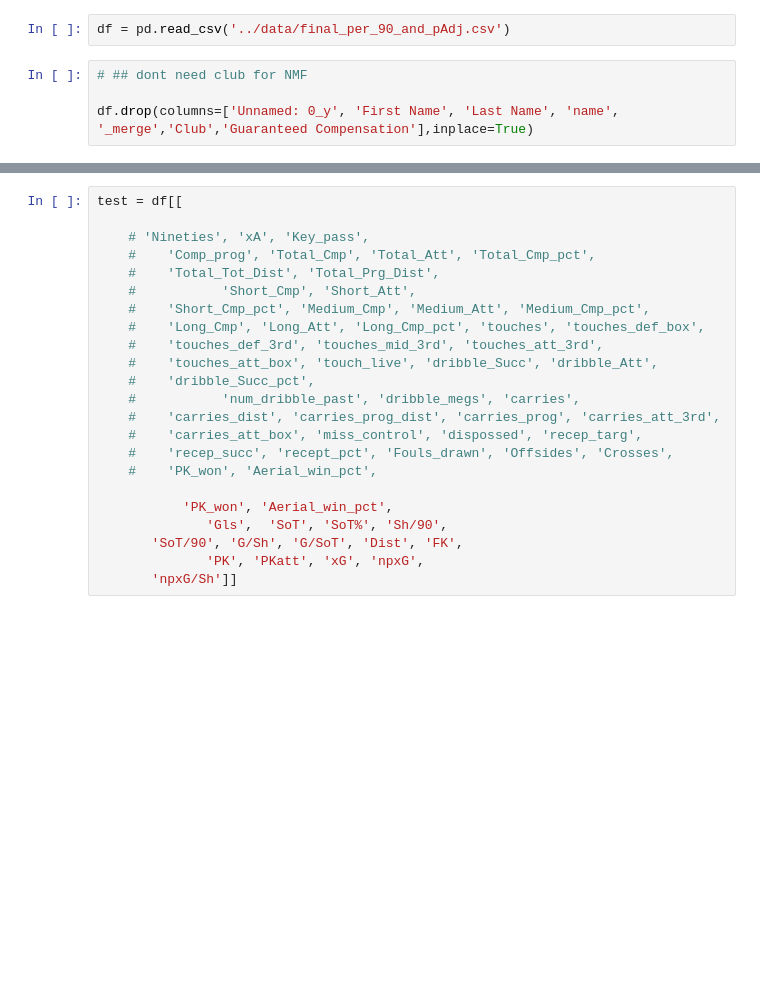
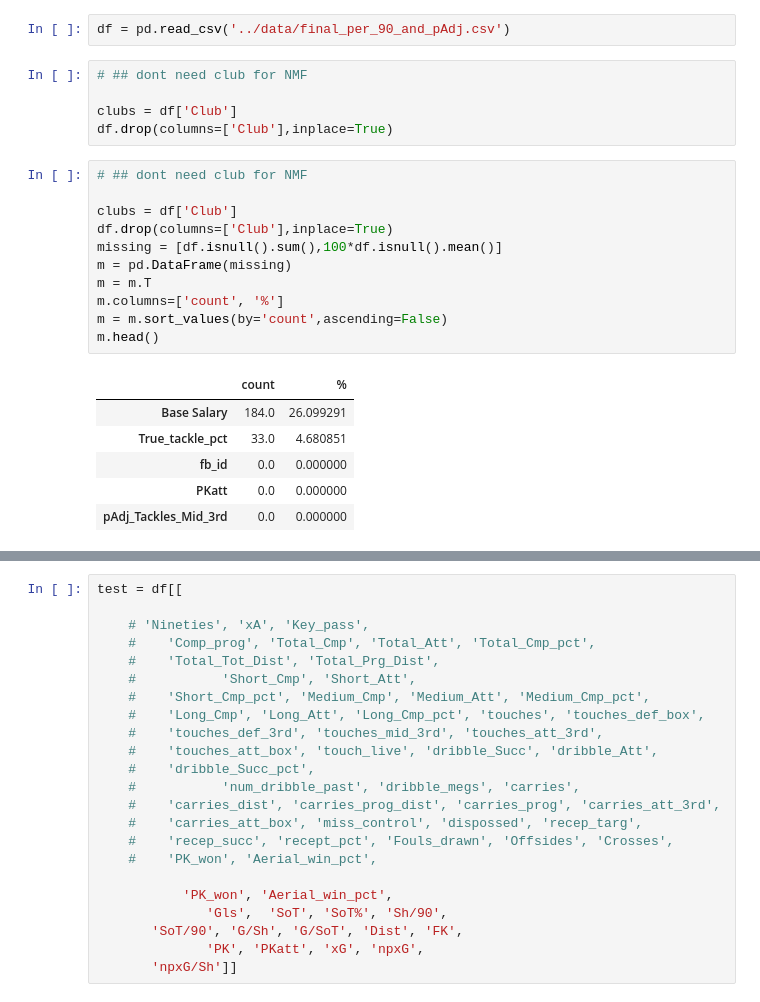
Before and after one commit to misterrustia/MLS_clustering_Captsone, a Jupyter notebook: feature_engineering/initial_tuning.ipynb, the cells around one changed output, grey strips where cells are left out. Saved outputs shown, nothing was run; the diff lists cells and outputs as text; blank space fills up the shorter version.

```diff
--- a/feature_engineering/initial_tuning.ipynb
+++ b/feature_engineering/initial_tuning.ipynb
@@ -11,5 +11,24 @@ df = pd.read_csv('../data/final_per_90_and_pAdj.csv')
 # %%
 # ## dont need club for NMF
 
-df.drop(columns=['Unnamed: 0_y', 'First Name', 'Last Name', 'name', '_merge','Club','Guaranteed Compensation'],inplace=True)
+clubs = df['Club']
+df.drop(columns=['Club'],inplace=True)
+# %%
+# ## dont need club for NMF
+
+clubs = df['Club']
+df.drop(columns=['Club'],inplace=True)
+missing = [df.isnull().sum(),100*df.isnull().mean()]
+m = pd.DataFrame(missing)
+m = m.T
+m.columns=['count', '%']
+m = m.sort_values(by='count',ascending=False)
+m.head()
+# %% [output]
+|  | count | % |
+| Base Salary | 184.0 | 26.099291 |
+| True_tackle_pct | 33.0 | 4.680851 |
+| fb_id | 0.0 | 0.000000 |
+| PKatt | 0.0 | 0.000000 |
+| pAdj_Tackles_Mid_3rd | 0.0 | 0.000000 |
 # %%
```
Also changed, not shown: parts of 25 cells of this notebook, 4 other files.
